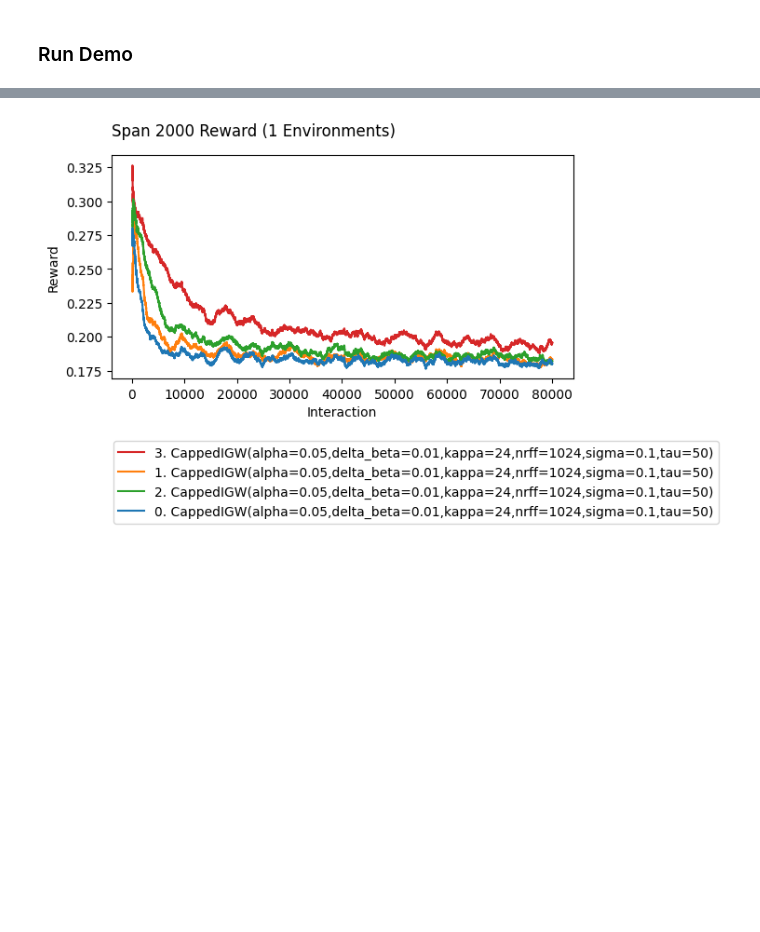
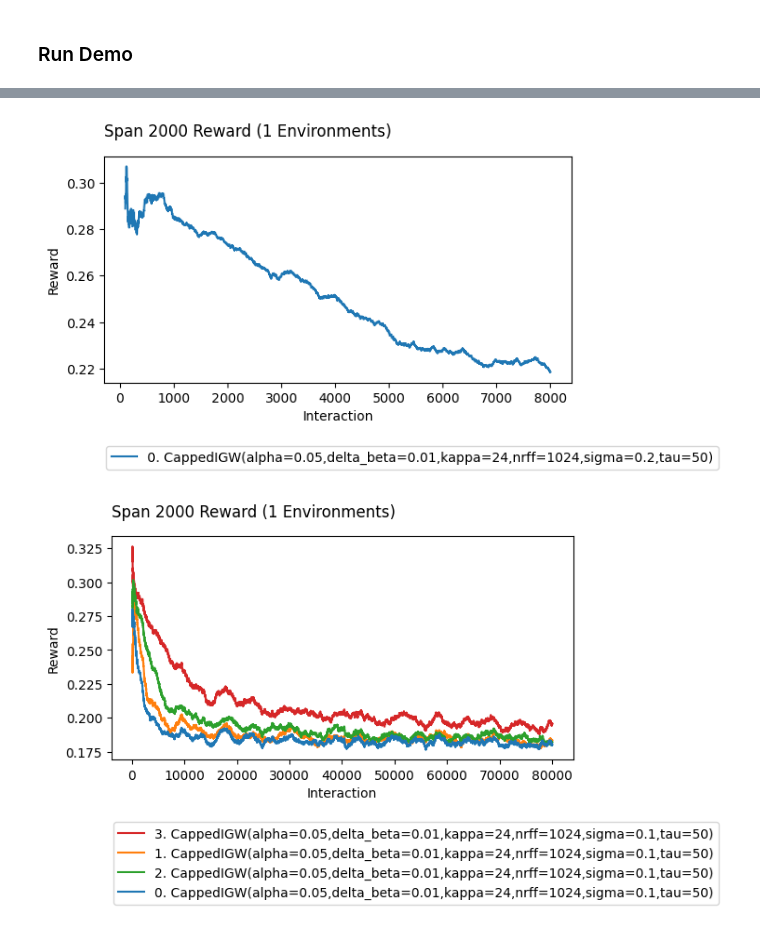
Before and after one commit to mrucker/onoff_experiments, a Jupyter notebook: demo/demo.ipynb, the cells around one changed output, grey strips where cells are left out. Drawn from its saved outputs; the diff is of its cells as text; code cells hidden in the pictures; blank space fills up the shorter version.

```diff
--- a/demo/demo.ipynb
+++ b/demo/demo.ipynb
@@ -59,3 +118,7 @@ result.plot_learners(y='reward_prediction_regret', span=2_000, xlim=(100,None))
+# %%
+result.plot_learners(y='reward', span=2_000, xlim=(100,8000))
+# %% [output]
+[figure, added]
 # %%
 import torch
 import coba as cb
```
Also changed, not shown: parts of 5 cells of this notebook, 10 other files.
